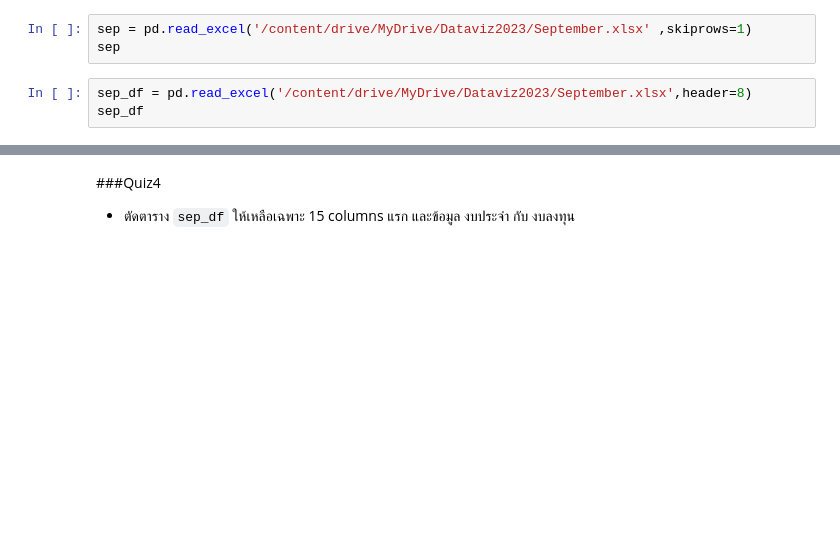
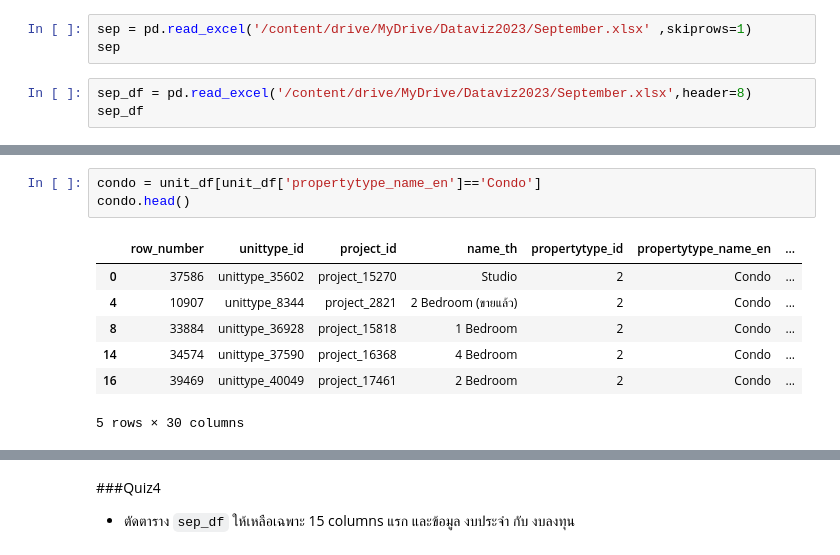
Before and after one commit to 643020514-7/python_dateviz2023, a Jupyter notebook: Pandas102.ipynb, the cells around one changed output, grey strips where cells are left out. Saved outputs shown, nothing was run; the diff lists cells and outputs as text; blank space fills up the shorter version.

```diff
--- a/Pandas102.ipynb
+++ b/Pandas102.ipynb
@@ -49,0 +77,11 @@ sep_df
+# %%
+condo = unit_df[unit_df['propertytype_name_en']=='Condo']
+condo.head()
+# %% [output]
+|  | row_number | unittype_id | project_id | name_th | propertytype_id | propertytype_name_en | ... |
+| 0 | 37586 | unittype_35602 | project_15270 | Studio | 2 | Condo | ... |
+| 4 | 10907 | unittype_8344 | project_2821 | 2 Bedroom (ขายแล้ว) | 2 | Condo | ... |
+| 8 | 33884 | unittype_36928 | project_15818 | 1 Bedroom | 2 | Condo | ... |
+| 14 | 34574 | unittype_37590 | project_16368 | 4 Bedroom | 2 | Condo | ... |
+| 16 | 39469 | unittype_40049 | project_17461 | 2 Bedroom | 2 | Condo | ... |
+5 rows × 30 columns
```
Also changed, not shown: parts of 19 cells of this notebook.
